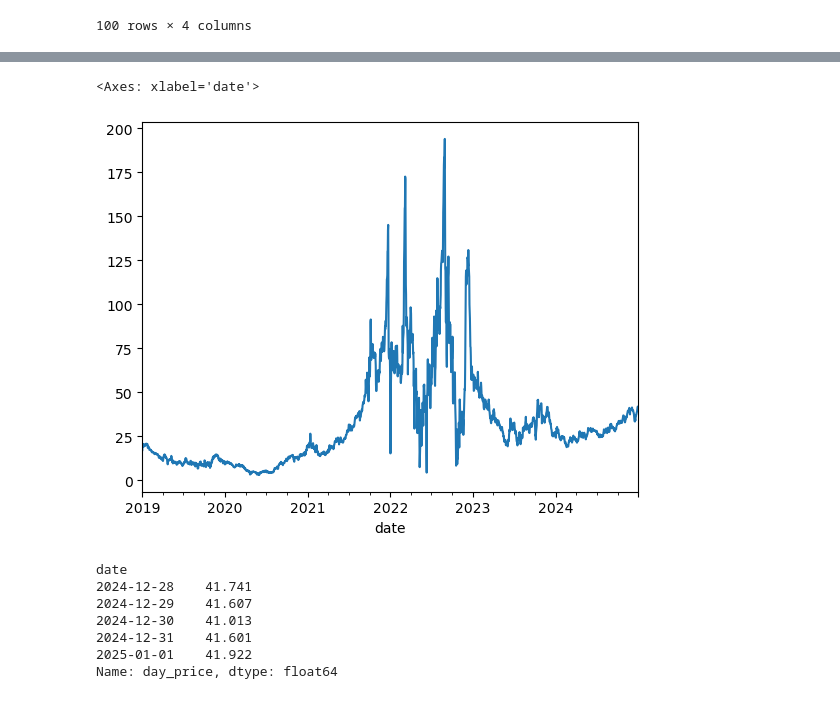
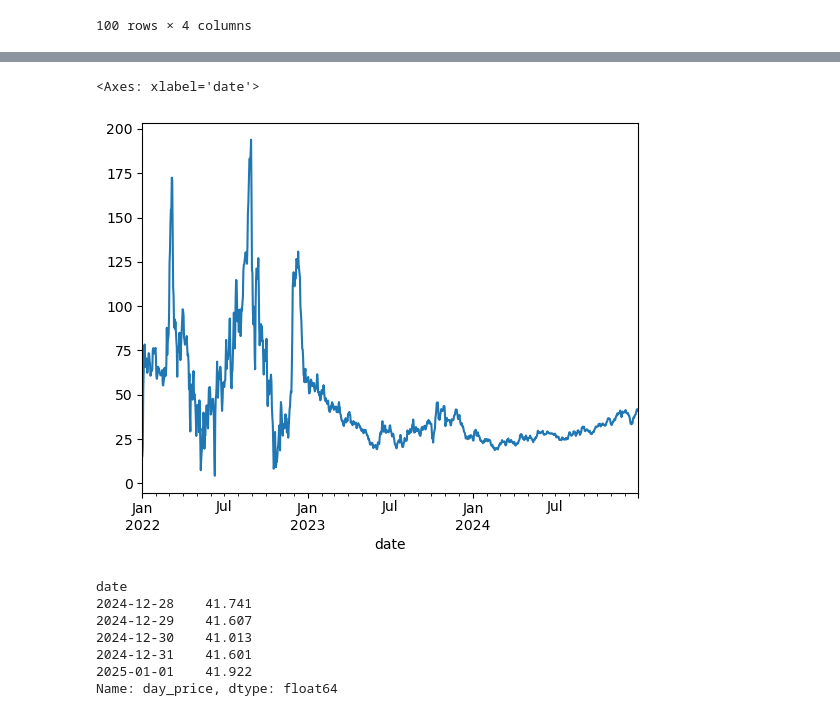
Before and after one commit to LukasFrankenQ/GBPower, a Jupyter notebook: notebooks/energy_crisis_shift.ipynb, the cells around one changed output, grey strips where cells are left out. Cells and saved outputs as stored; diff of their text form; code cells hidden in the pictures.

```diff
--- a/notebooks/energy_crisis_shift.ipynb
+++ b/notebooks/energy_crisis_shift.ipynb
@@ -422,10 +418,10 @@ def process(df):
 
 fp = process(fp)
 # %%
-fp.loc['2019':'2024-12-31'].plot()
+fp.loc['2022':'2024-12-31'].plot()
 # %% [output]
 <Axes: xlabel='date'>
-[figure, old version]
+[figure, new version]
 # %%
 fp.loc['2022':'2025-01-01'].tail()
 # %% [output]
```
Also changed, not shown: parts of 12 cells of this notebook, 2 other files.
